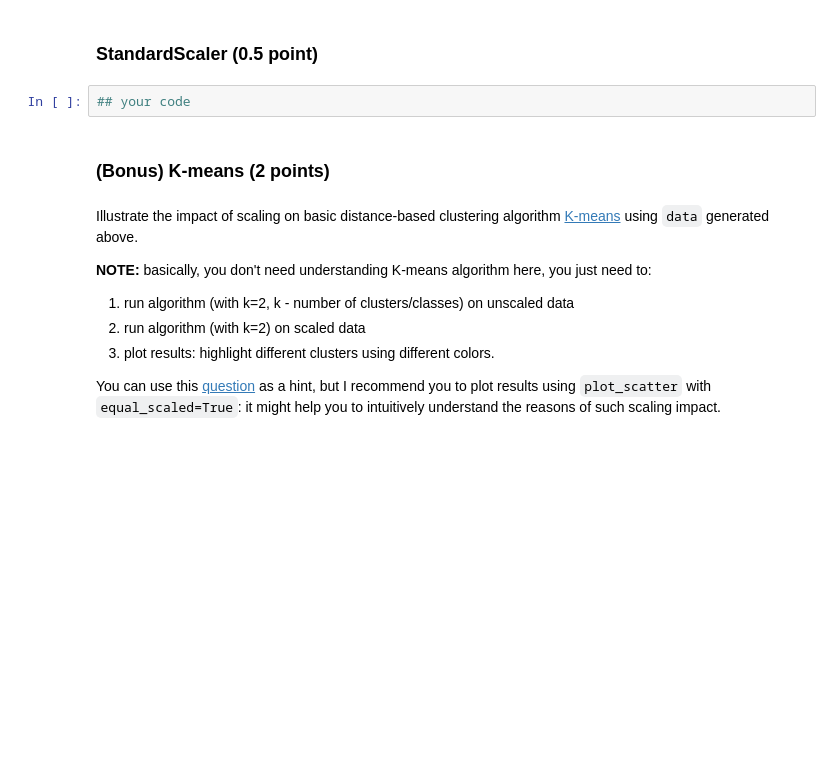
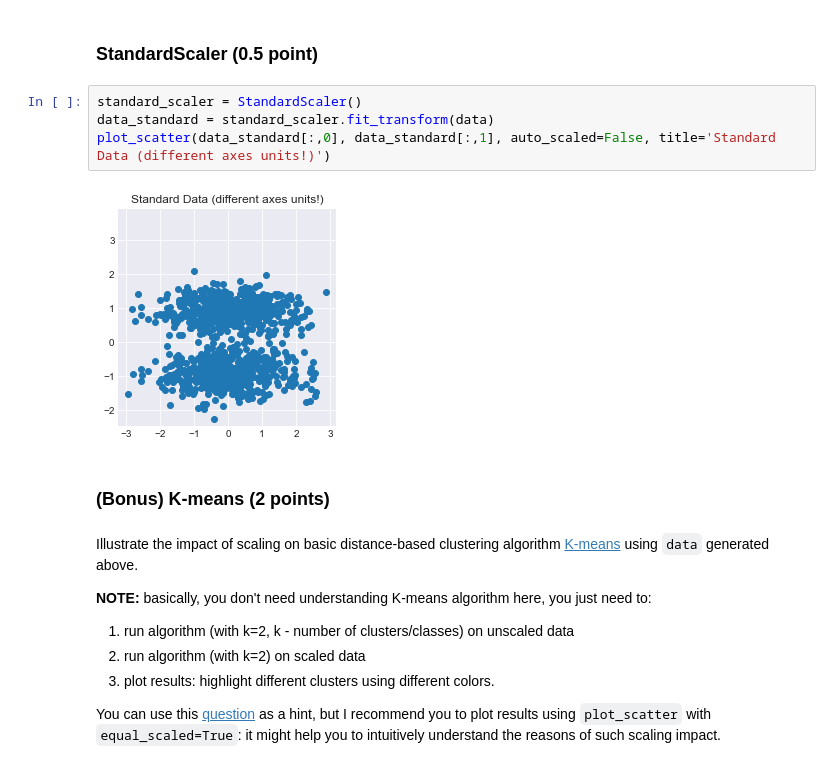
Before and after one commit to aslamovyura/ml-python, a Jupyter notebook: 6_feature_engineering_selection/homework.ipynb, the cells around one changed output. Cells and saved outputs as stored; diff of their text form; blank space fills up the shorter version.

```diff
--- a/6_feature_engineering_selection/homework.ipynb
+++ b/6_feature_engineering_selection/homework.ipynb
@@ -174,7 +136,11 @@ Perform `StandardScaling` and `MinMaxScaling` of original data; visualize result
 # %% [markdown]
 ### StandardScaler (0.5 point)
-# %%
-## your code
+# %%
+standard_scaler = StandardScaler()
+data_standard = standard_scaler.fit_transform(data)
+plot_scatter(data_standard[:,0], data_standard[:,1], auto_scaled=False, title='Standard Data (different axes units!)')
+# %% [output]
+[figure, added]
 # %% [markdown]
 ### (Bonus) K-means (2 points)
 # %% [markdown]
```
Also changed, not shown: parts of 32 cells of this notebook.
